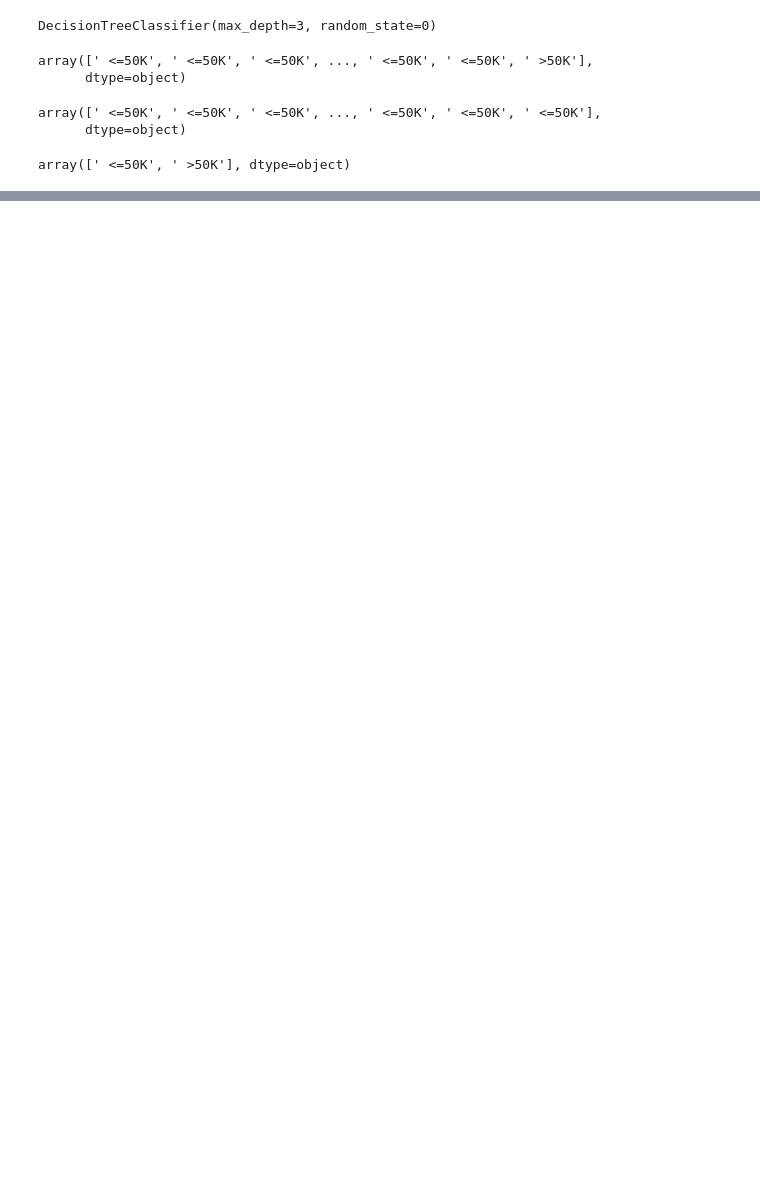
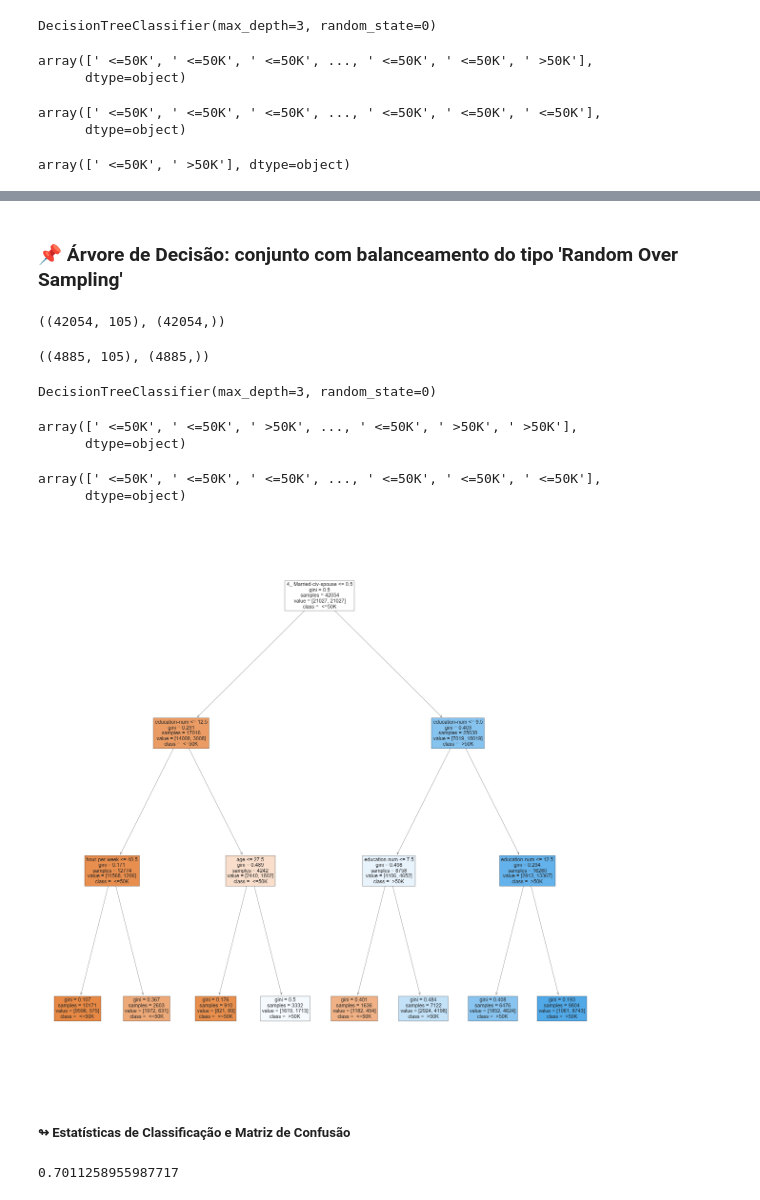
Before and after one commit to raickmiranda/DataScienceAI_TP, a Jupyter notebook: src/census_decisiontree.ipynb, the cells around one changed output, grey strips where cells are left out. Saved outputs shown, nothing was run; the diff lists cells and outputs as text; code cells hidden in the pictures; blank space fills up the shorter version.

```diff
--- a/src/census_decisiontree.ipynb
+++ b/src/census_decisiontree.ipynb
@@ -105,0 +97,40 @@ cm.score(X_census_test_set, y_census_test_set)
+# %% [markdown]
+### 📌 **Árvore de Decisão: conjunto com balanceamento do tipo 'Random Over Sampling'**
+# %%
+with open('../sample_data/census_ros.pkl', 'rb') as f_ros:
+    X_census_training_set_ros, y_census_training_set_ros, X_census_test_set_ros, y_census_test_set_ros, df_transformed, one_hot_encoder_census = pk.load(f_ros)
+# %%
+X_census_training_set_ros.shape, y_census_training_set_ros.shape
+# %% [output]
+((42054, 105), (42054,))
+# %%
+X_census_test_set_ros.shape, y_census_test_set_ros.shape
+# %% [output]
+((4885, 105), (4885,))
+# %%
+tree_census_ros = DecisionTreeClassifier(criterion='gini', random_state=0, max_depth=3)
+tree_census_ros.fit(X_census_training_set_ros, y_census_training_set_ros)
+# %% [output]
+DecisionTreeClassifier(max_depth=3, random_state=0)
+# %%
+predictor_ros = tree_census_ros.predict(X_census_test_set_ros)
+predictor_ros
+# %% [output]
+array([' <=50K', ' <=50K', ' >50K', ..., ' <=50K', ' >50K', ' >50K'],
+      dtype=object)
+# %%
+y_census_test_set_ros
+# %% [output]
+array([' <=50K', ' <=50K', ' <=50K', ..., ' <=50K', ' <=50K', ' <=50K'],
+      dtype=object)
+# %%
+figure, axis = plt.subplots(nrows=1, ncols=1, figsize=(15, 15))
+tree.plot_tree(tree_census_ros, filled=True, class_names=list(tree_census_ros.classes_), feature_names=list(df_transformed.columns));
+# %% [output]
+[figure, added]
+# %% [markdown]
+##### ↬ **Estatísticas de Classificação e Matriz de Confusão**
+# %%
+accuracy_score(y_census_test_set_ros, predictor_ros)
+# %% [output]
+0.7011258955987717
```
Also changed, not shown: parts of 53 cells of this notebook, 1 other file.
